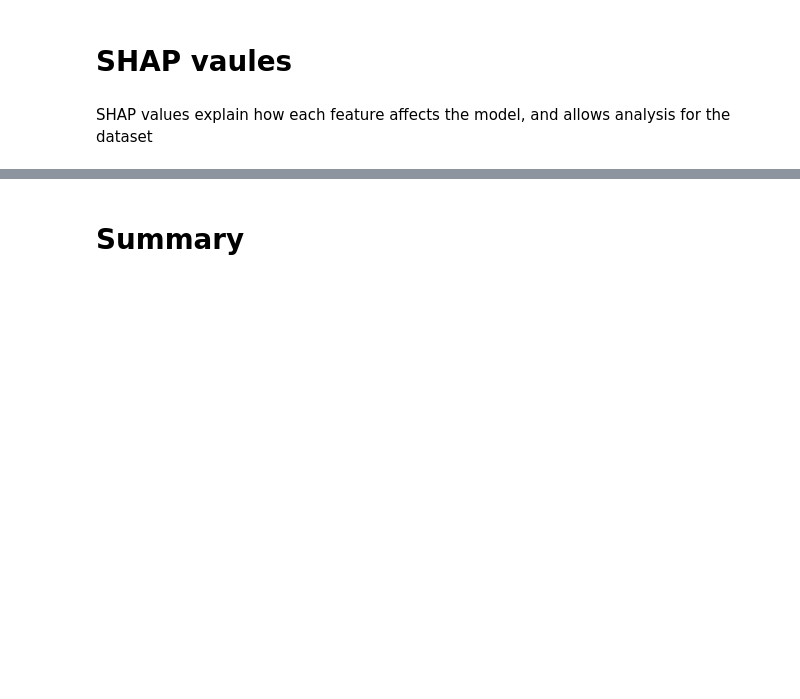
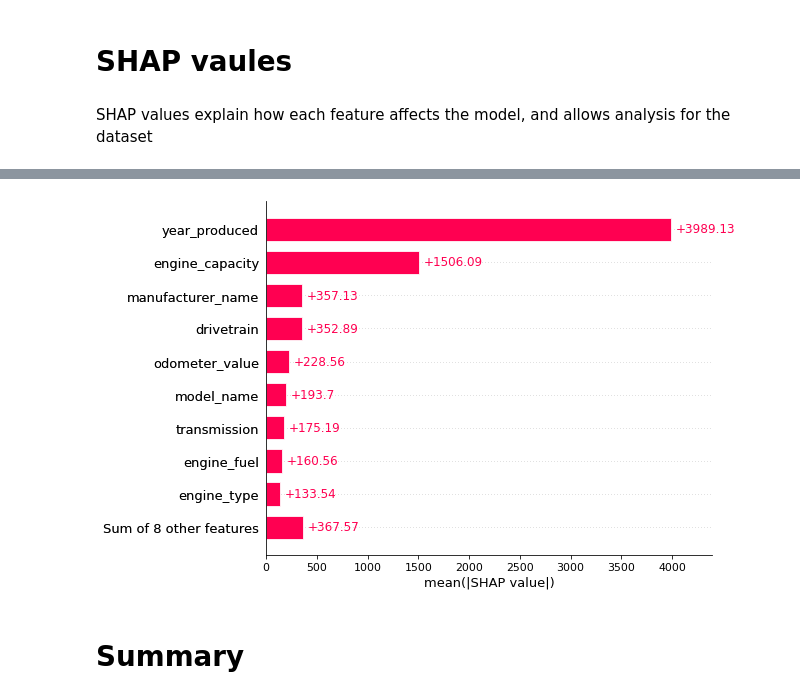
Before and after one commit to GavrielM55555/Data-science-project, a Jupyter notebook: Used_car_price_prediction2.ipynb, the cells around one changed output, grey strips where cells are left out. Saved outputs shown, nothing was run; the diff lists cells and outputs as text; code cells hidden in the pictures; blank space fills up the shorter version.

```diff
--- a/Used_car_price_prediction2.ipynb
+++ b/Used_car_price_prediction2.ipynb
@@ -1137,2 +1117,6 @@ AttributeError: ignored
+# %%
+shap.plots.bar(shap_values)
+# %% [output]
+[figure, added]
 # %% [markdown]
 # **Summary**
```
Also changed, not shown: parts of 35 cells of this notebook.
